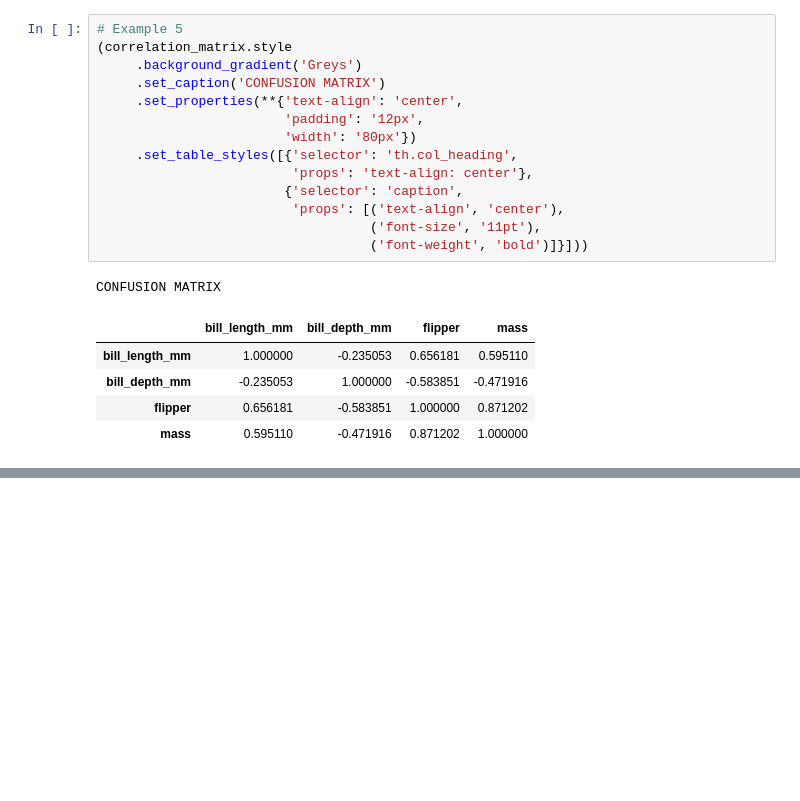
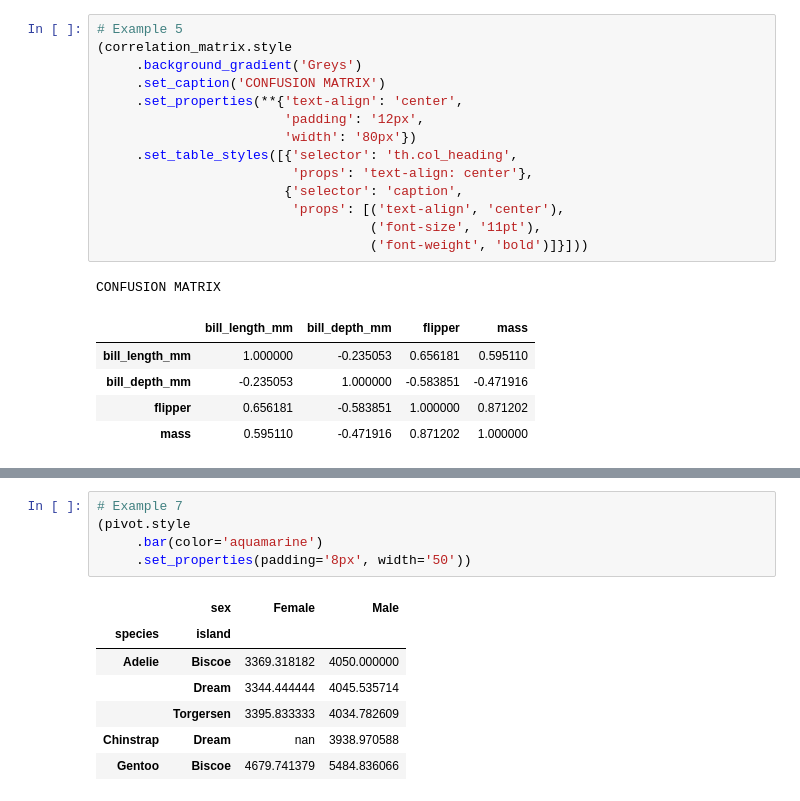
Before and after one commit to jtuchinsky/Datascience-Toolkit, a Jupyter notebook: Pandas/Table Formatting/Beautifiing Pandas.ipynb, the cells around one changed output, grey strips where cells are left out. Cells and saved outputs as stored; diff of their text form; blank space fills up the shorter version.

```diff
--- a/Pandas/Table Formatting/Beautifiing Pandas.ipynb
+++ b/Pandas/Table Formatting/Beautifiing Pandas.ipynb
@@ -185,0 +235,13 @@ CONFUSION MATRIX
+# %%
+# Example 7
+(pivot.style
+     .bar(color='aquamarine')
+     .set_properties(padding='8px', width='50'))
+# %% [output]
+|  | sex | Female | Male |
+| species | island |  |  |
+| Adelie | Biscoe | 3369.318182 | 4050.000000 |
+|  | Dream | 3344.444444 | 4045.535714 |
+|  | Torgersen | 3395.833333 | 4034.782609 |
+| Chinstrap | Dream | nan | 3938.970588 |
+| Gentoo | Biscoe | 4679.741379 | 5484.836066 |
```
Also changed, not shown: parts of 3 cells of this notebook.
